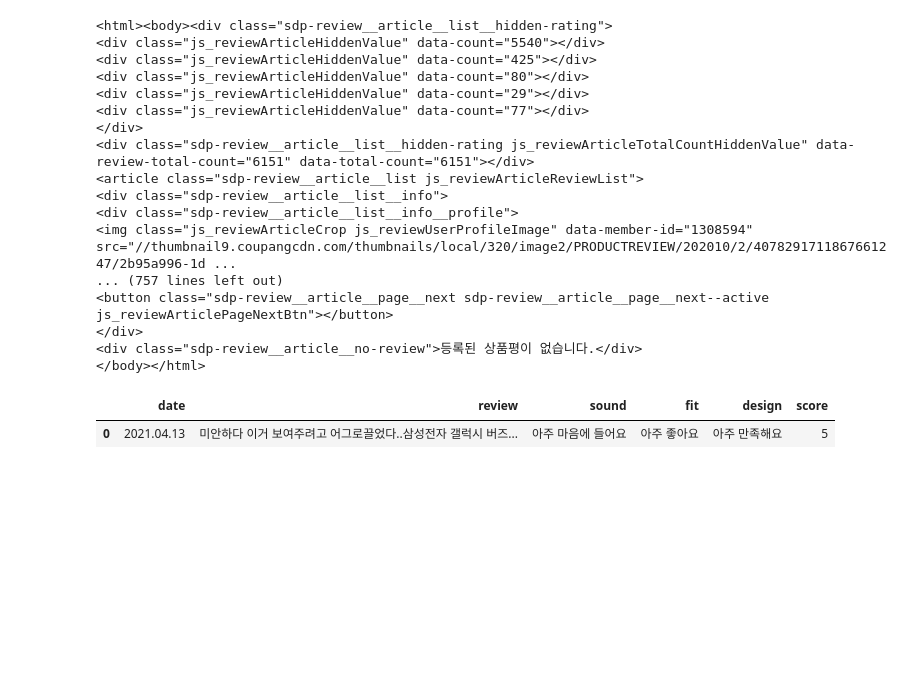
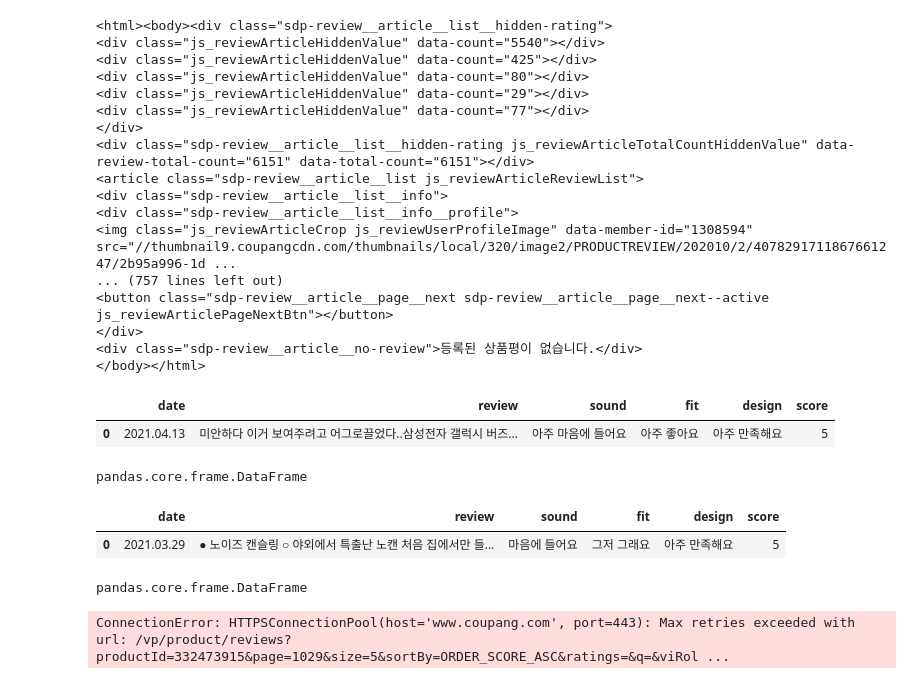
Before and after one commit to kkh9198/TIL, a Jupyter notebook: url로 쿠팡.ipynb, the cells around one changed output. Cells and saved outputs as stored; diff of their text form; code cells hidden in the pictures; blank space fills up the shorter version.

```diff
--- a/url로 쿠팡.ipynb
+++ b/url로 쿠팡.ipynb
@@ -69,10 +77,32 @@ ans_design=answer[0].get_text().replace('\n','').strip().replace('디자인','')
 star=score[0].get("data-rating")
 # %%
 data={'date':[a],'review':[b],'sound':[ans_sound],'fit':[ans_fit],'design':[ans_design],'score':[star]}
+# %%
+data=pd.DataFrame(data)
+data
+# %% [output]
+|  | date | review | sound | fit | design | score |
+| 0 | 2021.04.13 | 미안하다 이거 보여주려고 어그로끌었다..삼성전자 갤럭시 버즈... | 아주 마음에 들어요 | 아주 좋아요 | 아주 만족해요 | 5 |
+# %%
+type(data)
+# %% [output]
+pandas.core.frame.DataFrame
+# %%
+a=date[1].get_text().replace('\n','').strip()
+b=review[1].get_text().replace('\n','').strip()
+ans_sound=answer[1].get_text().replace('\n','').strip().replace('디자인','').replace('착용감','-').replace('음질','-').split('-')[0]
+ans_fit=answer[1].get_text().replace('\n','').strip().replace('디자인','').replace('착용감','-').replace('음질','-').split('-')[1]
+ans_design=answer[1].get_text().replace('\n','').strip().replace('디자인','').replace('착용감','-').replace('음질','-').split('-')[2]
+star=score[1].get("data-rating")
 # %%
 data_1={'date':[a],'review':[b],'sound':[ans_sound],'fit':[ans_fit],'design':[ans_design],'score':[star]}
-# %%
-pd.DataFrame(data)
-# %% [output]
-|  | date | review | sound | fit | design | score |
-| 0 | 2021.04.13 | 미안하다 이거 보여주려고 어그로끌었다..삼성전자 갤럭시 버즈... | 아주 마음에 들어요 | 아주 좋아요 | 아주 만족해요 | 5 |
+# %%
+data_1=pd.DataFrame(data_1)
+data_1
+# %% [output]
+|  | date | review | sound | fit | design | score |
+| 0 | 2021.03.29 | ● 노이즈 캔슬링 ○ 야외에서 특출난 노캔 처음 집에서만 들... | 마음에 들어요 | 그저 그래요 | 아주 만족해요 | 5 |
+# %%
+type(result)
+# %% [output]
+pandas.core.frame.DataFrame
@@ -78,0 +118,30 @@ pd.DataFrame(data)
+# %%
+
+for j in range(2000):
+    try:
+
+        url=url_1+str(j)+url_2
+        headers = {'user-agent': 'Mozilla/5.0 (Windows NT 10.0; Win64; x64) AppleWebKit/537.36 (KHTML, like Gecko) Chrome/88.0.4324.150 Safari/537.36'}
+        response = requests.get(url, headers=headers)
+        html = bs(response.text, "lxml")
+        review = html.find_all("div", {"class": "sdp-review__article__list__review__content js_reviewArticleContent"})
+        answer = html.find_all("div", {"class": "sdp-review__article__list__survey"})
+        date=html.find_all("div", {"class": "sdp-review__article__list__info__product-info__reg-date"})
+        score=html.find_all("div", {"class": "sdp-review__article__list__info__product-info__star-orange js_reviewArticleRatingValue"})
+        for i in range(5):
+
+            a=date[i].get_text().replace('\n','').strip()
+            b=review[i].get_text().replace('\n','').strip()
+            ans_sound=answer[i].get_text().replace('\n','').strip().replace('디자인','').replace('착용감','-').replace('음질','-').split('-')[0]
+            ans_fit=answer[i].get_text().replace('\n','').strip().replace('디자인','').replace('착용감','-').replace('음질','-').split('-')[1]
+            ans_design=answer[i].get_text().replace('\n','').strip().replace('디자인','').replace('착용감','-').replace('음질','-').split('-')[2]
+            star=score[i].get("data-rating")
+
+
+            data={'date':[a],'review':[b],'sound':[ans_sound],'fit':[ans_fit],'design':[ans_design],'score':[star]}
+            data=pd.DataFrame.from_dict(data)
+            result=pd.concat([result,data])
+    except IndexError:
+            pass
+# %% [output]
+ConnectionError: HTTPSConnectionPool(host='www.coupang.com', port=443): Max retries exceeded with url: /vp/product/reviews?productId=332473915&page=1029&size=5&sortBy=ORDER_SCORE_ASC&ratings=&q=&viRol ...
```
Also changed, not shown: parts of 22 cells of this notebook.
